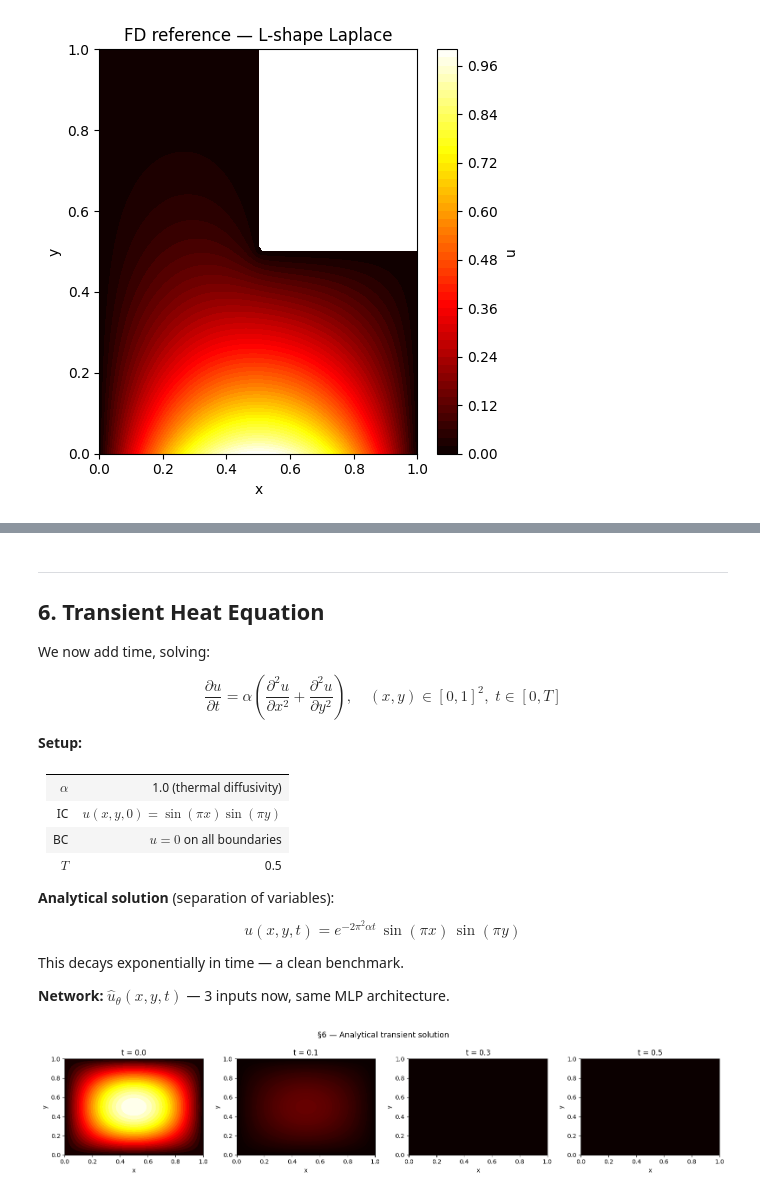
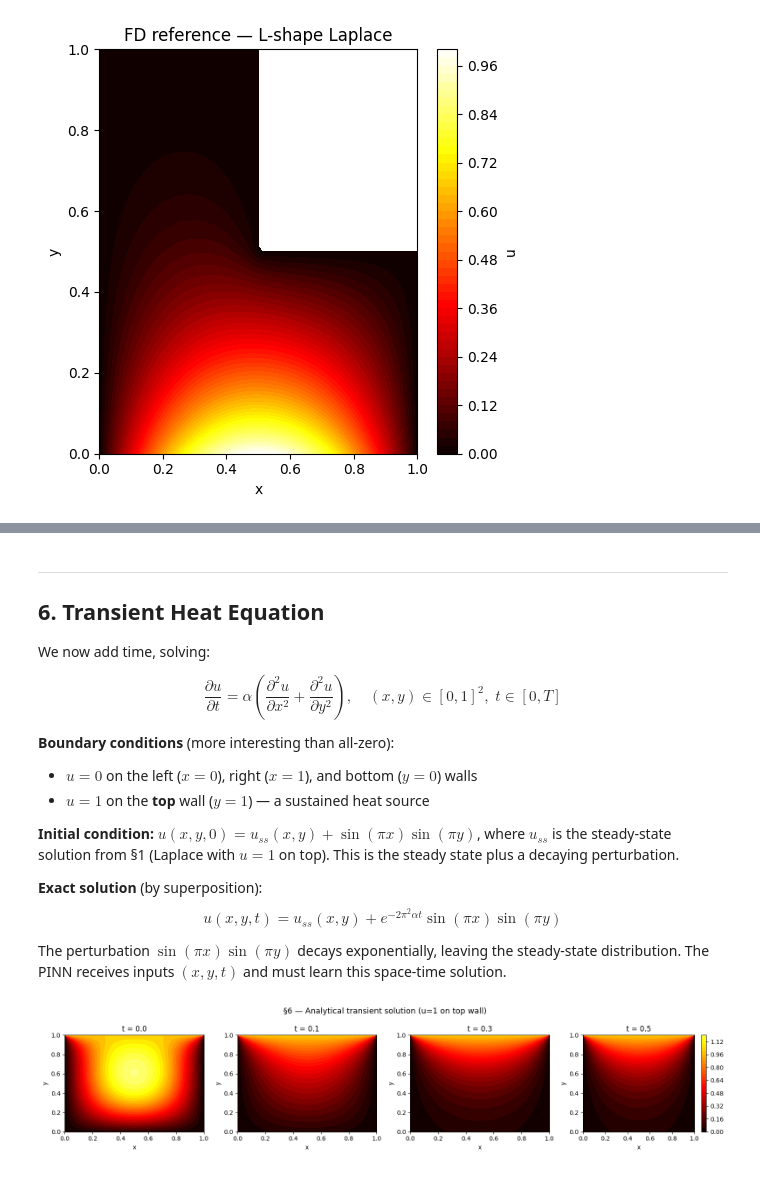
Before and after one commit to zakademic/vinci, a Jupyter notebook: pinn_heat_v2.ipynb, the cells around one changed output, grey strips where cells are left out. Saved outputs shown, nothing was run; the diff lists cells and outputs as text; code cells hidden in the pictures.

```diff
--- a/pinn_heat_v2.ipynb
+++ b/pinn_heat_v2.ipynb
@@ -1447,42 +1488,53 @@ We now add time, solving:
 
 $$\frac{\partial u}{\partial t} = \alpha \left(\frac{\partial^2 u}{\partial x^2} + \frac{\partial^2 u}{\partial y^2}\right), \quad (x,y)\in[0,1]^2,\; t\in[0,T]$$
 
-**Setup:**
+**Boundary conditions** (more interesting than all-zero):
+- $u = 0$ on the left ($x=0$), right ($x=1$), and bottom ($y=0$) walls
+- $u = 1$ on the **top** wall ($y=1$) — a sustained heat source
 
-| | |
-|---|---|
-| $\alpha$ | 1.0 (thermal diffusivity) |
-| IC | $u(x,y,0) = \sin(\pi x)\sin(\pi y)$ |
-| BC | $u=0$ on all boundaries |
-| $T$ | 0.5 |
+**Initial condition:** $u(x,y,0) = u_{ss}(x,y) + \sin(\pi x)\sin(\pi y)$, where $u_{ss}$ is the steady-state solution from §1 (Laplace with $u=1$ on top). This is the steady state plus a decaying perturbation.
 
-**Analytical solution** (separation of variables):
+**Exact solution** (by superposition):
+$$u(x,y,t) = u_{ss}(x,y) + e^{-2\pi^2\alpha t}\sin(\pi x)\sin(\pi y)$$
 
-$$u(x,y,t) = e^{-2\pi^2 \alpha t}\,\sin(\pi x)\,\sin(\pi y)$$
-
-This decays exponentially in time — a clean benchmark.
-
-**Network:** $\hat u_\theta(x,y,t)$ — 3 inputs now, same MLP architecture.
+The perturbation $\sin(\pi x)\sin(\pi y)$ decays exponentially, leaving the steady-state distribution. The PINN receives inputs $(x, y, t)$ and must learn this space-time solution.
 # %%
 ALPHA = 1.0
 T_END = 0.5
 
+def u_ss_p1(x, y, N=40):
+    '''Steady-state: Laplace with u=1 on top, u=0 on left/right/bottom (§1 solution).'''
+    u = np.zeros_like(x, dtype=float)
+    for n in range(1, 2*N, 2):
+        Bn = 4.0 / (n * np.pi)
+        u += Bn * np.sin(n * np.pi * x) * np.exp(n * np.pi * (y - 1.0))
+    return u
+
 def u_exact_transient(x, y, t, alpha=ALPHA):
-    '''Exact solution: exp(-2*pi^2*alpha*t)*sin(pi*x)*sin(pi*y).'''
-    return np.exp(-2 * np.pi**2 * alpha * t) * np.sin(np.pi * x) * np.sin(np.pi * y)
+    '''
+    Exact solution for: u_t = alpha*(u_xx+u_yy)
+      BCs: u=0 on left/right/bottom,  u=1 on top.
+      IC:  u(x,y,0) = u_ss(x,y) + sin(pi*x)*sin(pi*y)
+
+    Decompose u = u_ss + v.  Then v satisfies the heat equation with
+    homogeneous Dirichlet BCs and v(x,y,0)=sin(pi*x)*sin(pi*y),
+    giving v(x,y,t) = exp(-2*pi^2*alpha*t)*sin(pi*x)*sin(pi*y).
+    '''
+    return u_ss_p1(x, y) + np.exp(-2 * np.pi**2 * alpha * t) * np.sin(np.pi * x) * np.sin(np.pi * y)
 
 # Visualise at a few time slices
 fig, axes = plt.subplots(1, 4, figsize=(16, 3.5))
 x1d = np.linspace(0, 1, 80); y1d = np.linspace(0, 1, 80)
 XX2, YY2 = np.meshgrid(x1d, y1d)
 for ax, t_val in zip(axes, [0.0, 0.1, 0.3, 0.5]):
     U_t = u_exact_transient(XX2, YY2, t_val)
-    c = ax.contourf(XX2, YY2, U_t, levels=30, cmap='hot', vmin=0, vmax=1)
+    c = ax.contourf(XX2, YY2, U_t, levels=30, cmap='hot', vmin=0, vmax=1.5)
     ax.set_title(f't = {t_val}'); ax.set_xlabel('x'); ax.set_ylabel('y')
-plt.suptitle('§6 — Analytical transient solution', fontsize=13)
+plt.colorbar(c, ax=axes[-1])
+plt.suptitle('§6 — Analytical transient solution (u=1 on top wall)', fontsize=13)
 plt.tight_layout(); plt.show()
 # %% [output]
-[figure, old version]
+[figure, new version]
 # %%
 # ── Transient PDE loss ─────────────────────────────────────────────────────────
 def heat_residual(model, x, y, t, alpha=ALPHA):
```
Also changed, not shown: parts of 14 cells of this notebook.
